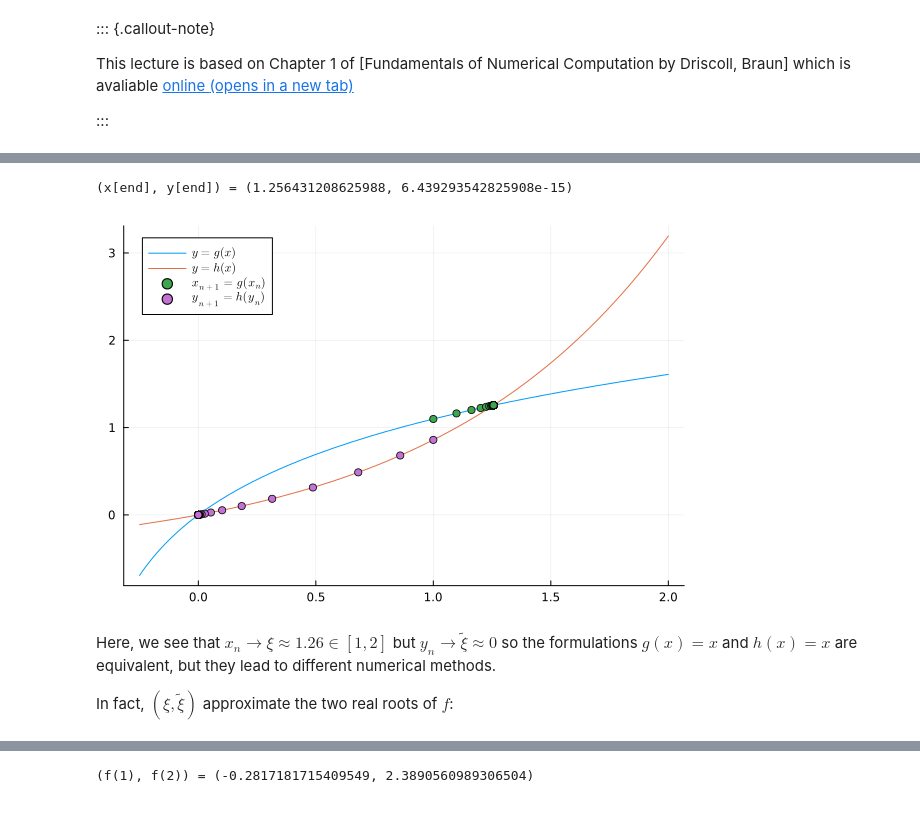
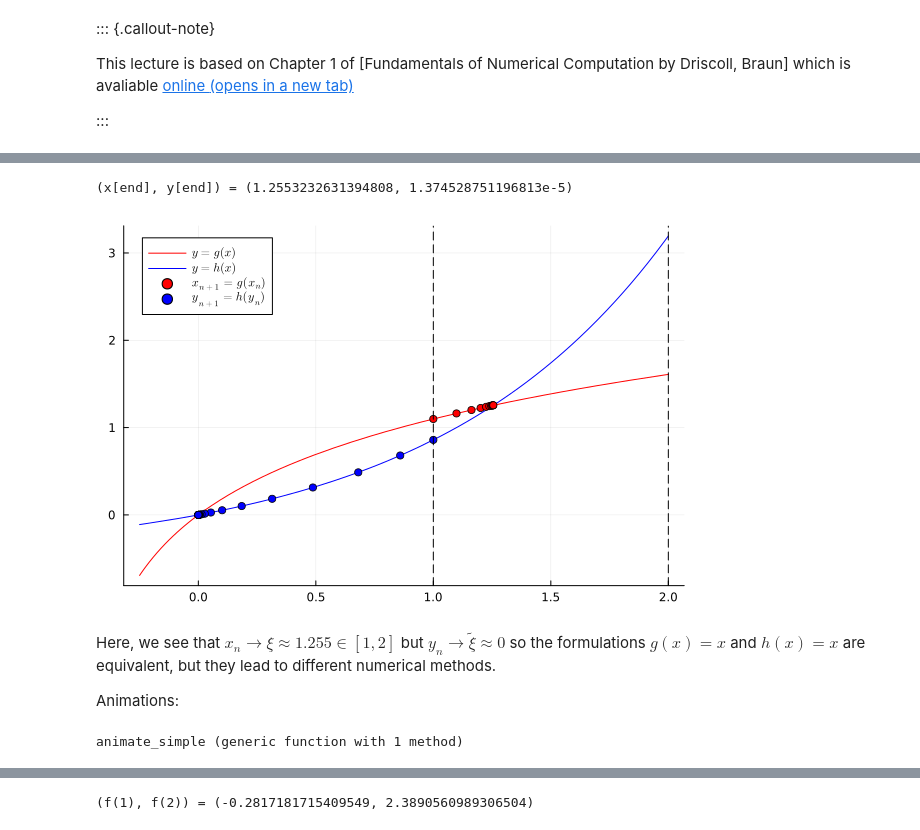
Before and after one commit to jackrthomas/Math5485, a Jupyter notebook: lectures/L04.ipynb, the cells around one changed output, grey strips where cells are left out. Saved outputs shown, nothing was run; the diff lists cells and outputs as text; code cells hidden in the pictures.

```diff
--- a/lectures/L04.ipynb
+++ b/lectures/L04.ipynb
@@ -44,0 +105,25 @@ using LaTeXStrings
+# %%
+function simple_iteration(g, x1; N=100, tol=1e-10, flag=false)
+    x = Vector{Float64}(undef, N)
+    x[1] = x1
+
+    for n ∈ 2:N
+        x[n] = g(x[n-1])
+
+        if !isfinite(x[n])
+            return x[1:n], false
+        end
+
+        # compute relative error
+        rel_err = abs(x[n] - x[n-1]) / max(abs(x[n]), 1e-12)
+
+        if rel_err < tol
+            return x[1:n], true
+        end
+    end
+
+    if flag
+        @warn "Fixed-point iteration did not converge within $N iterations."
+    end
+    return x, false
+end
@@ -75,19 +152,46 @@ Let's see if the iterative methods $x_{n+1} = g(x_n)$ and $y_{n+1} = h(y_n)$ con
 # %%
-n_max = 15
-x, y = [1.], [1.]
-for n ∈ 1:50
-    push!( x, g(x[end]))
-    push!( y, h(y[end]))
-end
+x, _ = simple_iteration( g, 1; N=20, tol=1e-3 )
+y, _ = simple_iteration( h, 1; N=20, tol=1e-3 );
 @show (x[end], y[end]);
 
-plot( [g, h] , -0.25, 2, label=[ L"y = g(x)" L"y = h(x)"])
-plot!( x, g.(x), seriestype=:scatter, label=L"x_{n+1} = g(x_n)" )
-plot!( y, h.(y), seriestype=:scatter, label=L"y_{n+1} = h(y_n)" )
+plot( [g, h] , -0.25, 2;
+    label=[ L"y = g(x)" L"y = h(x)"], color=[:red :blue])
+scatter!( x, g.(x);
+    label=L"x_{n+1} = g(x_n)", color=:red)
+scatter!( y, h.(y);
+    label=L"y_{n+1} = h(y_n)", color=:blue)
+vline!( [1, 2];
+    linestyle=:dash, color=:black, primary=false)
 # %% [output]
-(x[end], y[end]) = (1.256431208625988, 6.439293542825908e-15)
+(x[end], y[end]) = (1.2553232631394808, 1.374528751196813e-5)
-[figure, old version]
+[figure, new version]
 # %% [markdown]
-Here, we see that $x_n \to \xi \approx 1.26 \in [1,2]$ but $y_{n} \to \widetilde{\xi} \approx 0$ so the formulations $g(x) = x$ and $h(x) = x$ are equivalent, but they lead to different numerical methods.
+Here, we see that $x_n \to \xi \approx 1.255 \in [1,2]$ but $y_{n} \to \widetilde{\xi} \approx 0$ so the formulations $g(x) = x$ and $h(x) = x$ are equivalent, but they lead to different numerical methods.
 
-In fact, $(\xi, \tilde{\xi})$ approximate the two real roots of $f$:
+Animations:
+# %%
+# code-fold: true
+
+function animate_simple( g, x1; N=10, label="g")
+
+    x, _ = simple_iteration( g, x1; N=20 )
+
+    plot( [id, g] , min(-0.25,x[1]-1e-3), max(2,x[1]+1e-3),
+    label=[ L"x" L"%$label"], title=L"\textrm{simple~iteration~} x_1 = %$x1 \textrm{~and~} x_{n+1} = %$label(x_{n})",
+    color=["black" "red"], linestyle=[:dash :solid])
+
+    anim = @animate for n ∈ 2:2(length(x)-1)
+        if (n%2 == 0)
+            k = Int(n/2)
+            plot!( [x[k], x[k]], [x[k], x[k+1]],
+                primary=false, color=:black, lw=2)
+        else
+            k = Int((n+1)/2)
+            plot!( [x[k-1], x[k]], [x[k],x[k]],
+                primary=false, color=:black, lw=2)
+        end
+    end
+    return anim
+end
+# %% [output]
+animate_simple (generic function with 1 method)
```
Also changed, not shown: parts of 26 cells of this notebook, 5 other files.
